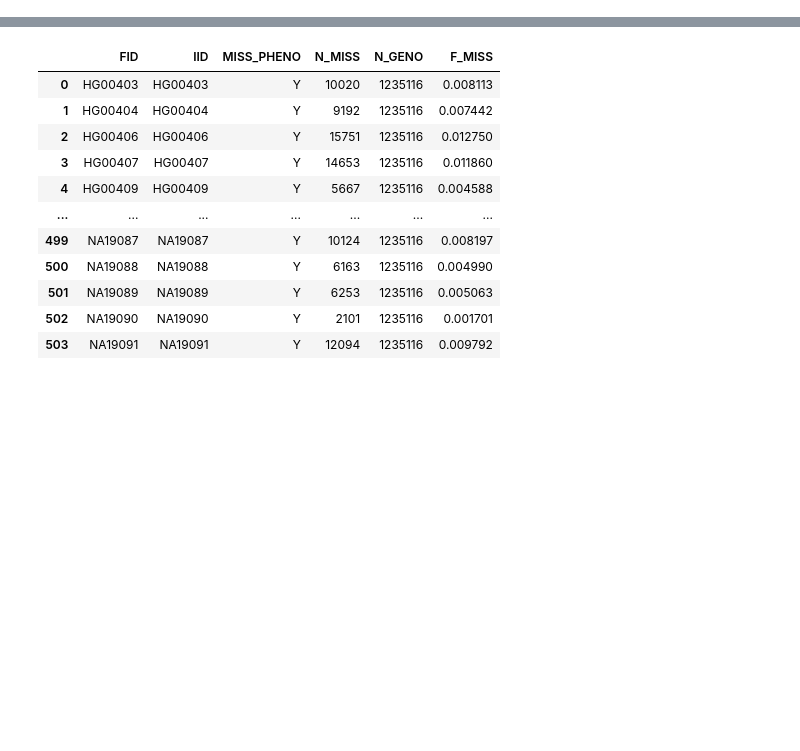
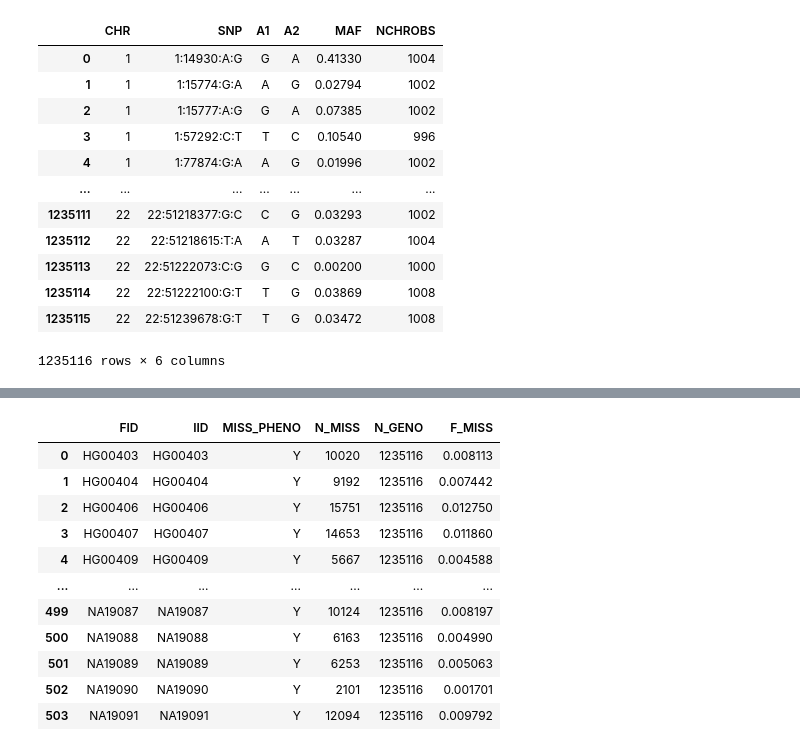
Before and after one commit to Cloufield/GWASTutorial, a Jupyter notebook: 04_Data_QC/Check_distribution.ipynb, the cells around one changed output, grey strips where cells are left out. Saved outputs shown, nothing was run; the diff lists cells and outputs as text; code cells hidden in the pictures; blank space fills up the shorter version.

```diff
--- a/04_Data_QC/Check_distribution.ipynb
+++ b/04_Data_QC/Check_distribution.ipynb
@@ -3,0 +12,17 @@ import matplotlib.pyplot as plt
+# %%
+frq = pd.read_csv("plink_results.frq",sep="\s+")
+frq
+# %% [output]
+|  | CHR | SNP | A1 | A2 | MAF | NCHROBS |
+| 0 | 1 | 1:14930:A:G | G | A | 0.41330 | 1004 |
+| 1 | 1 | 1:15774:G:A | A | G | 0.02794 | 1002 |
+| 2 | 1 | 1:15777:A:G | G | A | 0.07385 | 1002 |
+| 3 | 1 | 1:57292:C:T | T | C | 0.10540 | 996 |
+| 4 | 1 | 1:77874:G:A | A | G | 0.01996 | 1002 |
+| ... | ... | ... | ... | ... | ... | ... |
+| 1235111 | 22 | 22:51218377:G:C | C | G | 0.03293 | 1002 |
+| 1235112 | 22 | 22:51218615:T:A | A | T | 0.03287 | 1004 |
+| 1235113 | 22 | 22:51222073:C:G | G | C | 0.00200 | 1000 |
+| 1235114 | 22 | 22:51222100:G:T | T | G | 0.03869 | 1008 |
+| 1235115 | 22 | 22:51239678:G:T | T | G | 0.03472 | 1008 |
+1235116 rows × 6 columns
```
Also changed, not shown: parts of 2 cells of this notebook.
